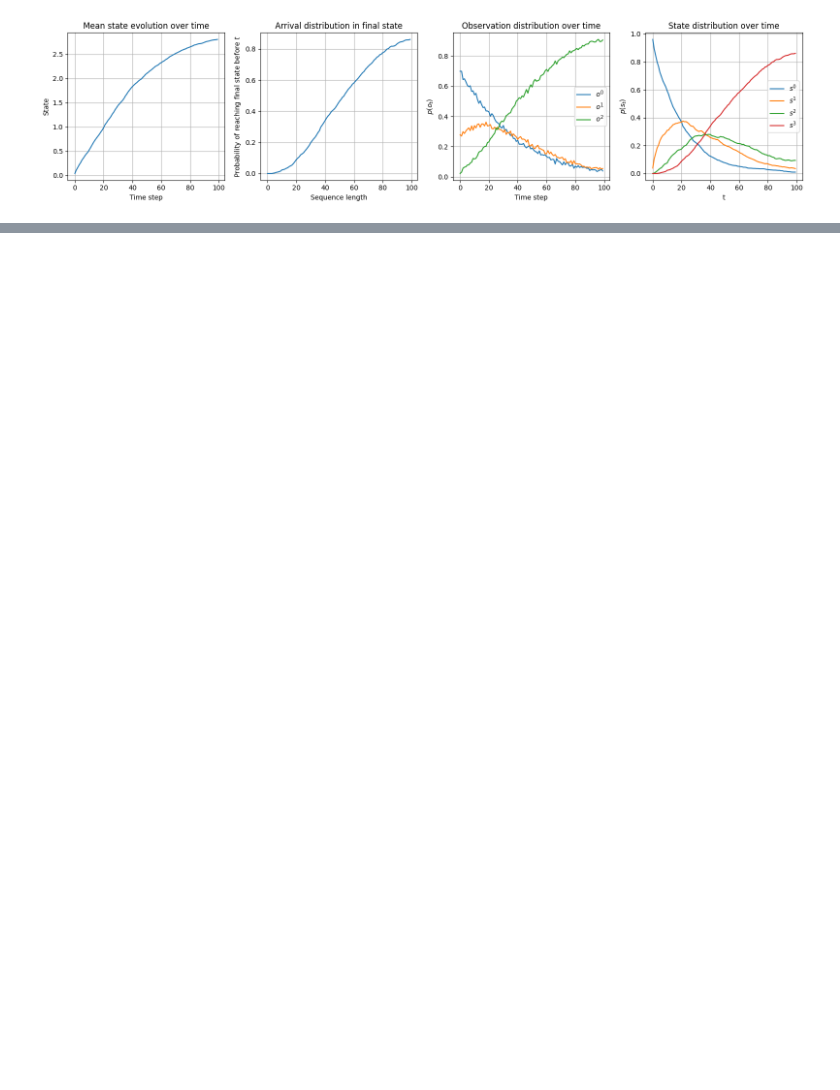
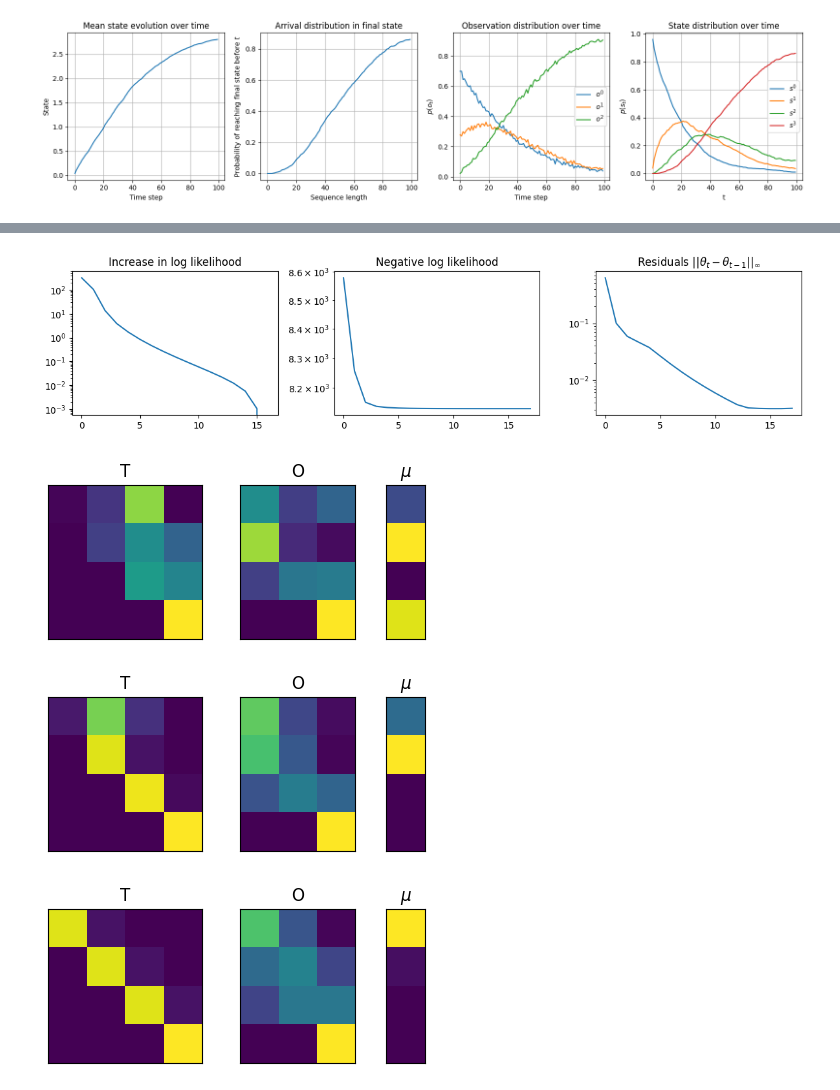
Before and after one commit to tobias-heinzle/BaumWelchJax, a Jupyter notebook: notebooks/test_baum_welch_simple.ipynb, the cells around one changed output, grey strips where cells are left out. Saved outputs shown, nothing was run; the diff lists cells and outputs as text; code cells hidden in the pictures; blank space fills up the shorter version.

```diff
--- a/notebooks/test_baum_welch_simple.ipynb
+++ b/notebooks/test_baum_welch_simple.ipynb
@@ -17,7 +17,7 @@ jnp.set_printoptions(precision=3)
 from matplotlib.figure import Figure
 import numpy as np
 
-def plot_hmm_params(hmm: HiddenMarkovModel) -> tuple[Figure, np.ndarray]:
+def plot_hmm_params(hmm: HiddenMarkovParameters) -> tuple[Figure, np.ndarray]:
     n, m = hmm.O.shape
     fig, ax = plt.subplots(1, 3, width_ratios=(n, m, 1))
     fig.set_size_inches(5,2)
@@ -332,0 +398,25 @@ plot_stats(states, observations)
+# %%
+plot_inference_statistics(result)
+plt.show()
+
+plot_hmm_params(init_guess)
+plt.show()
+
+plot_hmm_params(res_params)
+plt.show()
+
+plot_hmm_params(HMM_TEST_STRUCTURED)
+plt.show()
+
+plt.plot(range(result.iterations), result.log_likelihoods[:result.iterations])
+plt.xticks(range(0, result.iterations, 10))
+plt.ylim(-8131, -8129)
+plt.show()
+
+plt.semilogy(jnp.diff(jnp.convolve(result.log_likelihoods, jnp.ones(5) / 5, mode='valid')))
+plt.show()
+# %% [output]
+[figure, added]
+[figure, added]
+[figure, added]
+[figure, added]
```
Also changed, not shown: parts of 16 cells of this notebook, 5 other files.
